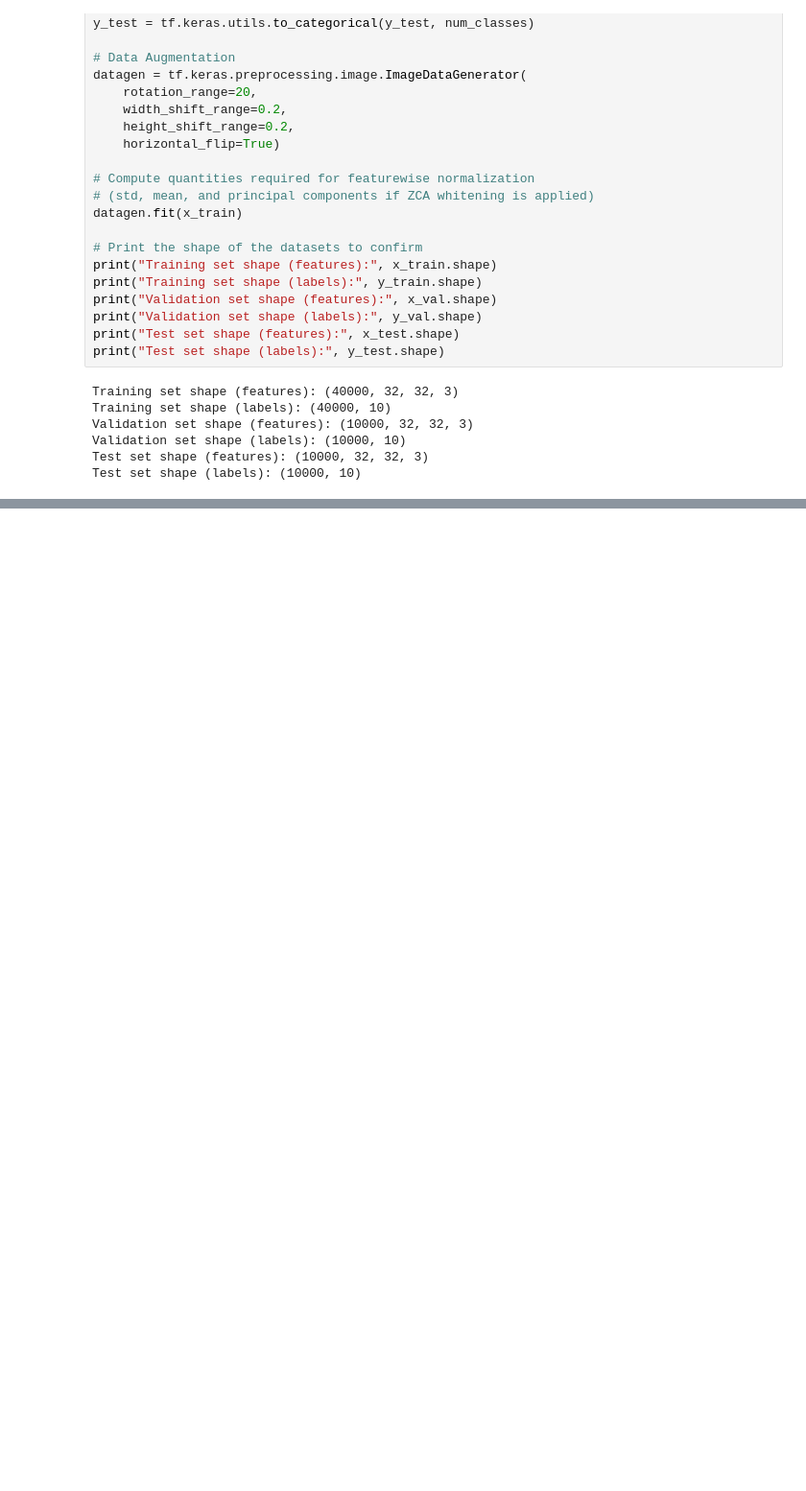
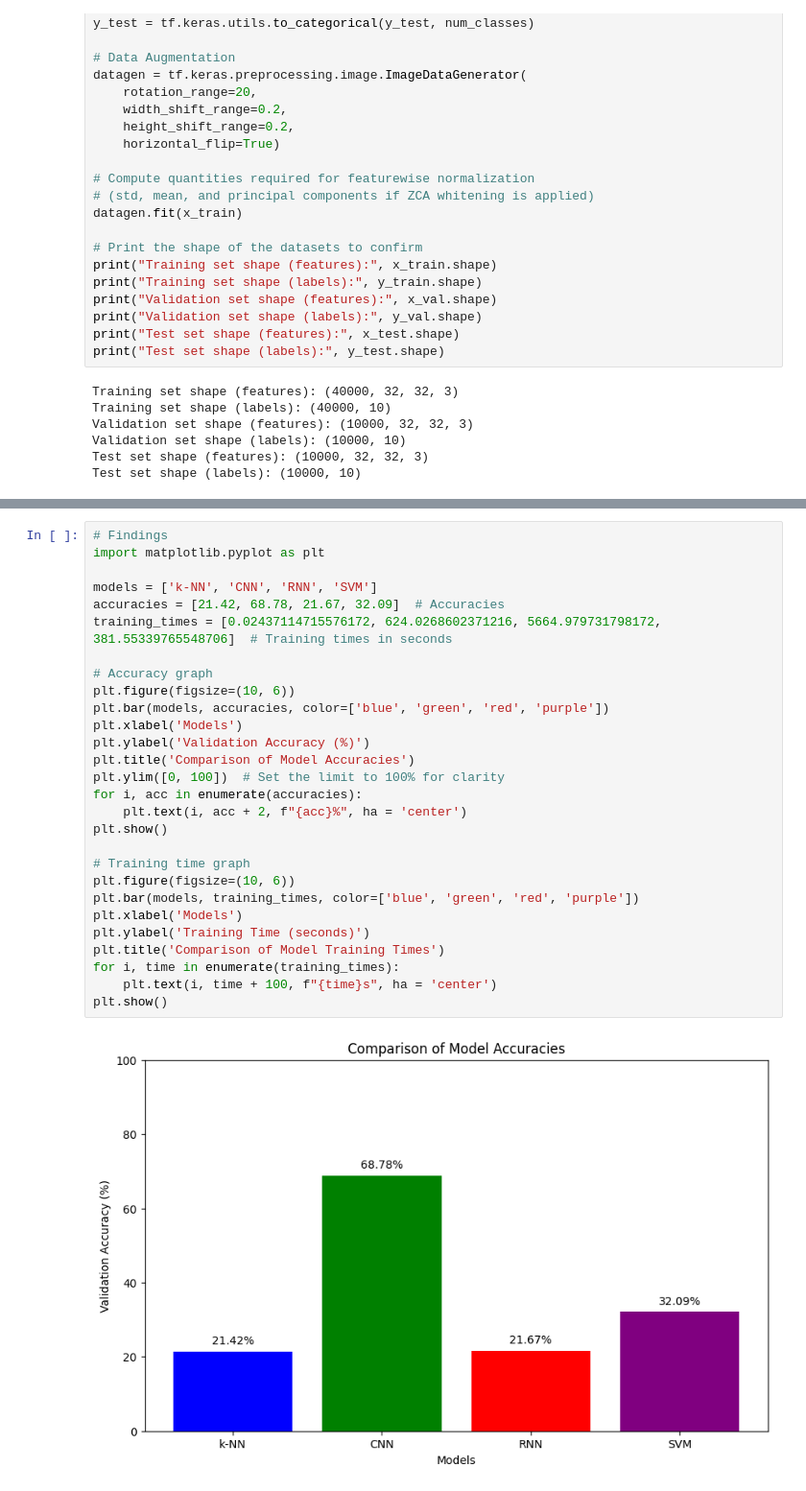
Before and after one commit to gulizhasan/ImageClassification, a Jupyter notebook: AI.ipynb, the cells around one changed output, grey strips where cells are left out. Shown: that part at 96% size. Cells and saved outputs as stored; diff of their text form; blank space fills up the shorter version.

Commit message:
Implements comparisons

```diff
--- a/AI.ipynb
+++ b/AI.ipynb
@@ -177 +194,31 @@ print('Validation accuracy:', val_accuracy)
 Validation accuracy: 0.3209
+# %%
+# Findings
+import matplotlib.pyplot as plt
+
+models = ['k-NN', 'CNN', 'RNN', 'SVM']
+accuracies = [21.42, 68.78, 21.67, 32.09]  # Accuracies
+training_times = [0.02437114715576172, 624.0268602371216, 5664.979731798172, 381.55339765548706]  # Training times in seconds
+
+# Accuracy graph
+plt.figure(figsize=(10, 6))
+plt.bar(models, accuracies, color=['blue', 'green', 'red', 'purple'])
+plt.xlabel('Models')
+plt.ylabel('Validation Accuracy (%)')
+plt.title('Comparison of Model Accuracies')
+plt.ylim([0, 100])  # Set the limit to 100% for clarity
+for i, acc in enumerate(accuracies):
+    plt.text(i, acc + 2, f"{acc}%", ha = 'center')
+plt.show()
+
+# Training time graph
+plt.figure(figsize=(10, 6))
+plt.bar(models, training_times, color=['blue', 'green', 'red', 'purple'])
+plt.xlabel('Models')
+plt.ylabel('Training Time (seconds)')
+plt.title('Comparison of Model Training Times')
+for i, time in enumerate(training_times):
+    plt.text(i, time + 100, f"{time}s", ha = 'center')
+plt.show()
+# %% [output]
+[figure, added]
```
Also changed, not shown: parts of 5 cells of this notebook.
